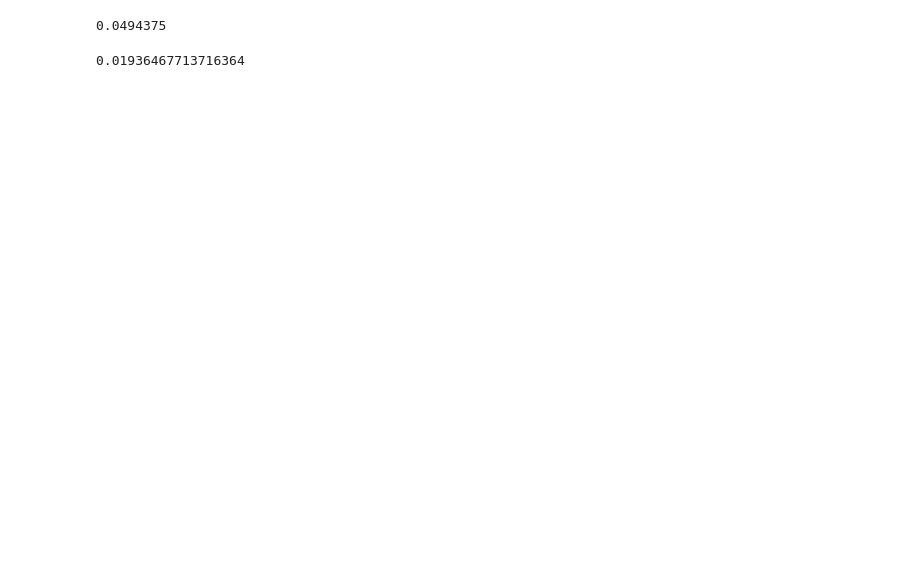
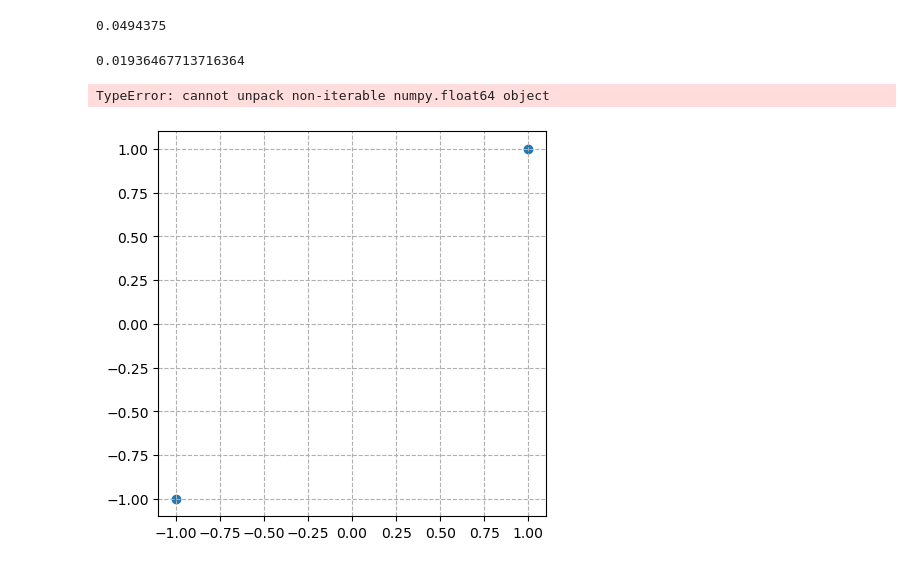
Before and after one commit to JacksonPaull/OFDM, a Jupyter notebook: src/test.ipynb, the cells around one changed output. Cells and saved outputs as stored; diff of their text form; code cells hidden in the pictures; blank space fills up the shorter version.

```diff
--- a/src/test.ipynb
+++ b/src/test.ipynb
@@ -54,3 +57,8 @@ print(np.mean(pe))
 noise_variance
 # %% [output]
 0.01936467713716364
+# %%
+pam.plot_constellation()
+# %% [output]
+TypeError: cannot unpack non-iterable numpy.float64 object
+[figure, added]
```
Also changed, not shown: parts of 6 cells of this notebook, 5 other files.
